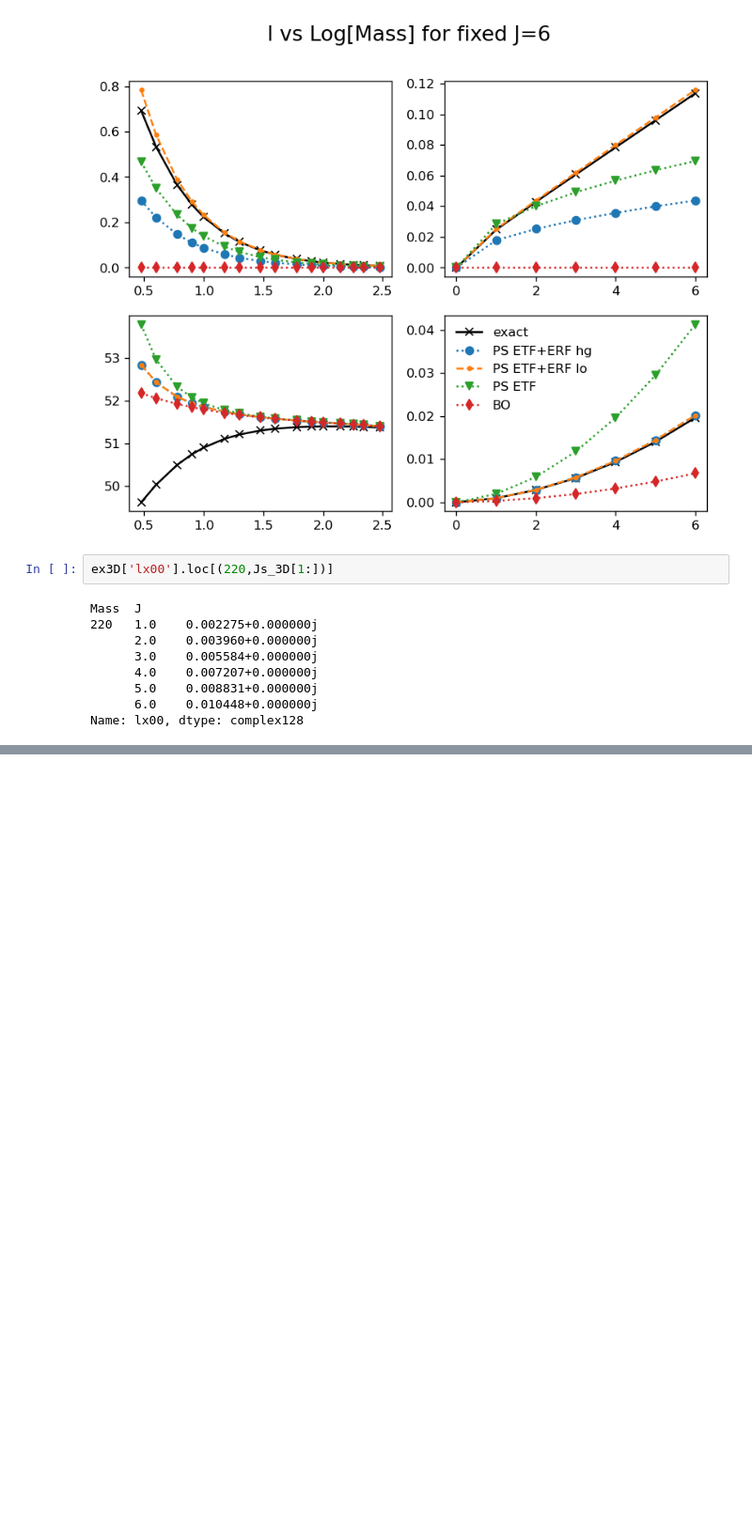
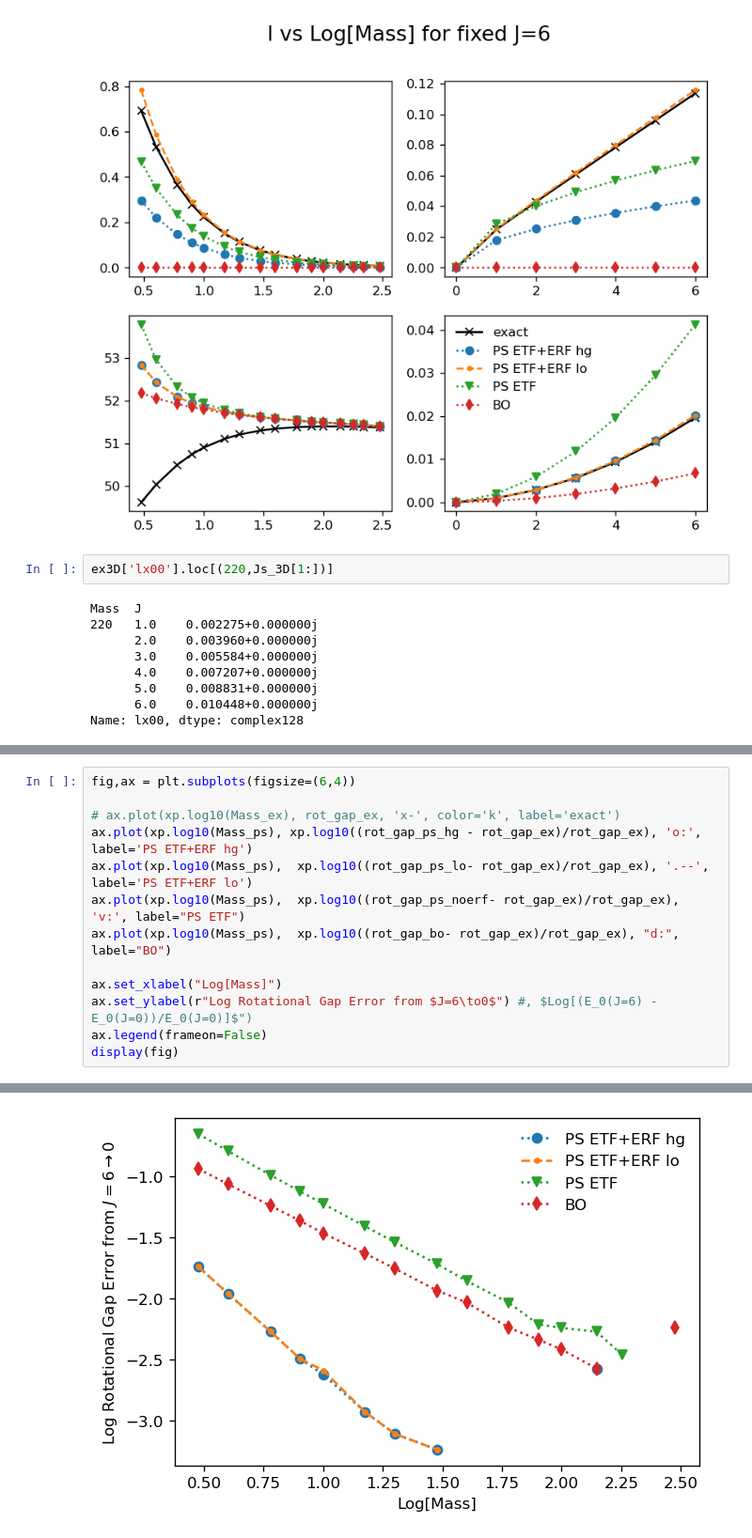
Before and after one commit to subotnikgroup/xebees, a Jupyter notebook: paper/analysis_3D.ipynb, the cells around one changed output, grey strips where cells are left out. Shown at 94% size. Saved outputs shown, nothing was run; the diff lists cells and outputs as text; blank space fills up the shorter version.

```diff
--- a/paper/analysis_3D.ipynb
+++ b/paper/analysis_3D.ipynb
@@ -515,0 +627,14 @@ dtype: complex128
+# %%
+fig,ax = plt.subplots(figsize=(6,4))
+
+# ax.plot(xp.log10(Mass_ex), rot_gap_ex, 'x-', color='k', label='exact')
+ax.plot(xp.log10(Mass_ps), xp.log10((rot_gap_ps_hg - rot_gap_ex)/rot_gap_ex), 'o:', label='PS ETF+ERF hg')
+ax.plot(xp.log10(Mass_ps),  xp.log10((rot_gap_ps_lo- rot_gap_ex)/rot_gap_ex), '.--', label='PS ETF+ERF lo')
+ax.plot(xp.log10(Mass_ps),  xp.log10((rot_gap_ps_noerf- rot_gap_ex)/rot_gap_ex), 'v:', label="PS ETF")
+ax.plot(xp.log10(Mass_ps),  xp.log10((rot_gap_bo- rot_gap_ex)/rot_gap_ex), "d:", label="BO")
+
+ax.set_xlabel("Log[Mass]")
+ax.set_ylabel(r"Log Rotational Gap Error from $J=6\to0$") #, $Log[(E_0(J=6) - E_0(J=0))/E_0(J=0)]$")
+ax.legend(frameon=False)
+display(fig)
+# %% [output]
@@ -515,0 +643 @@ dtype: complex128
+[figure, added]
```
Also changed, not shown: parts of 13 cells of this notebook, 8 other files.
